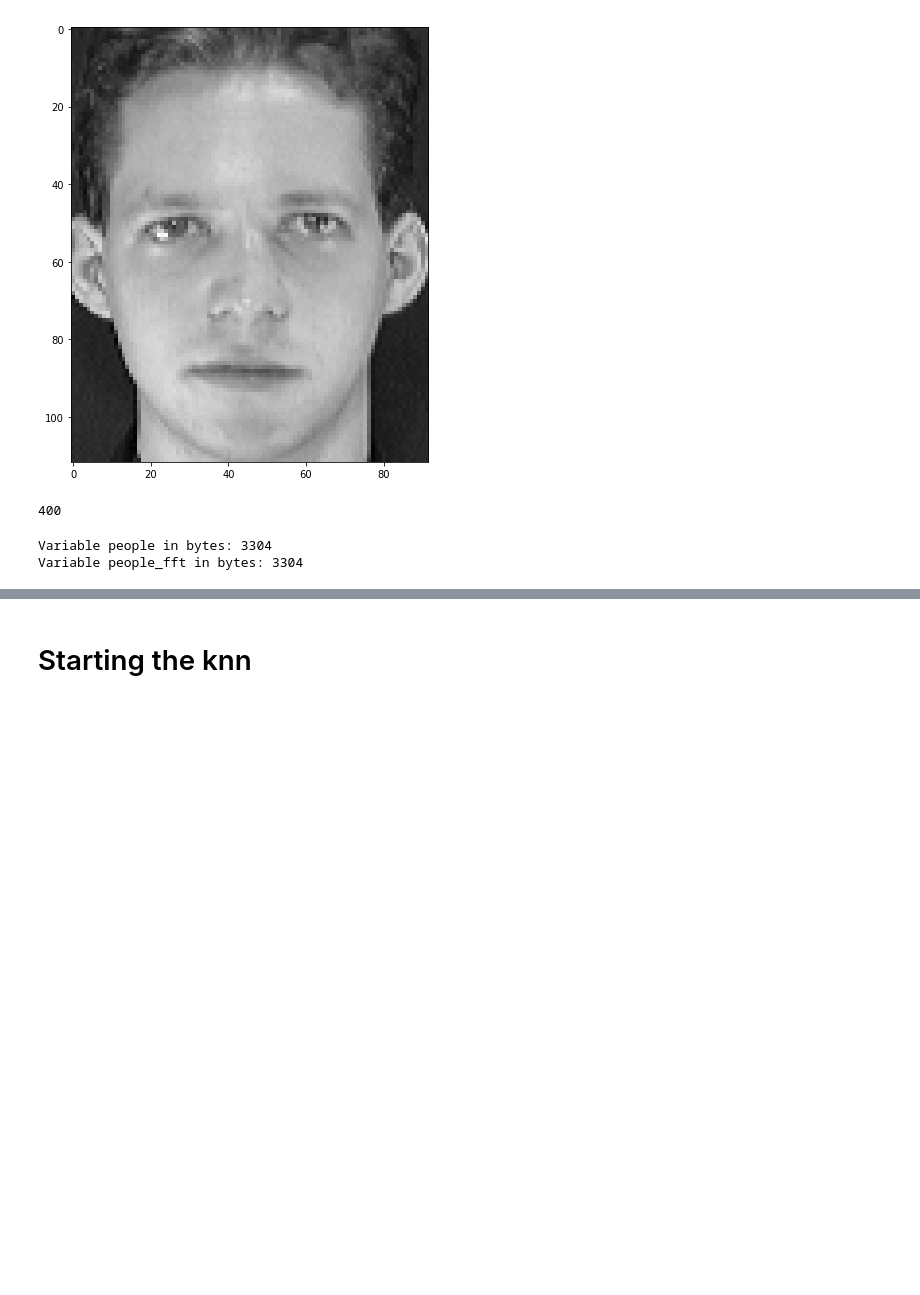
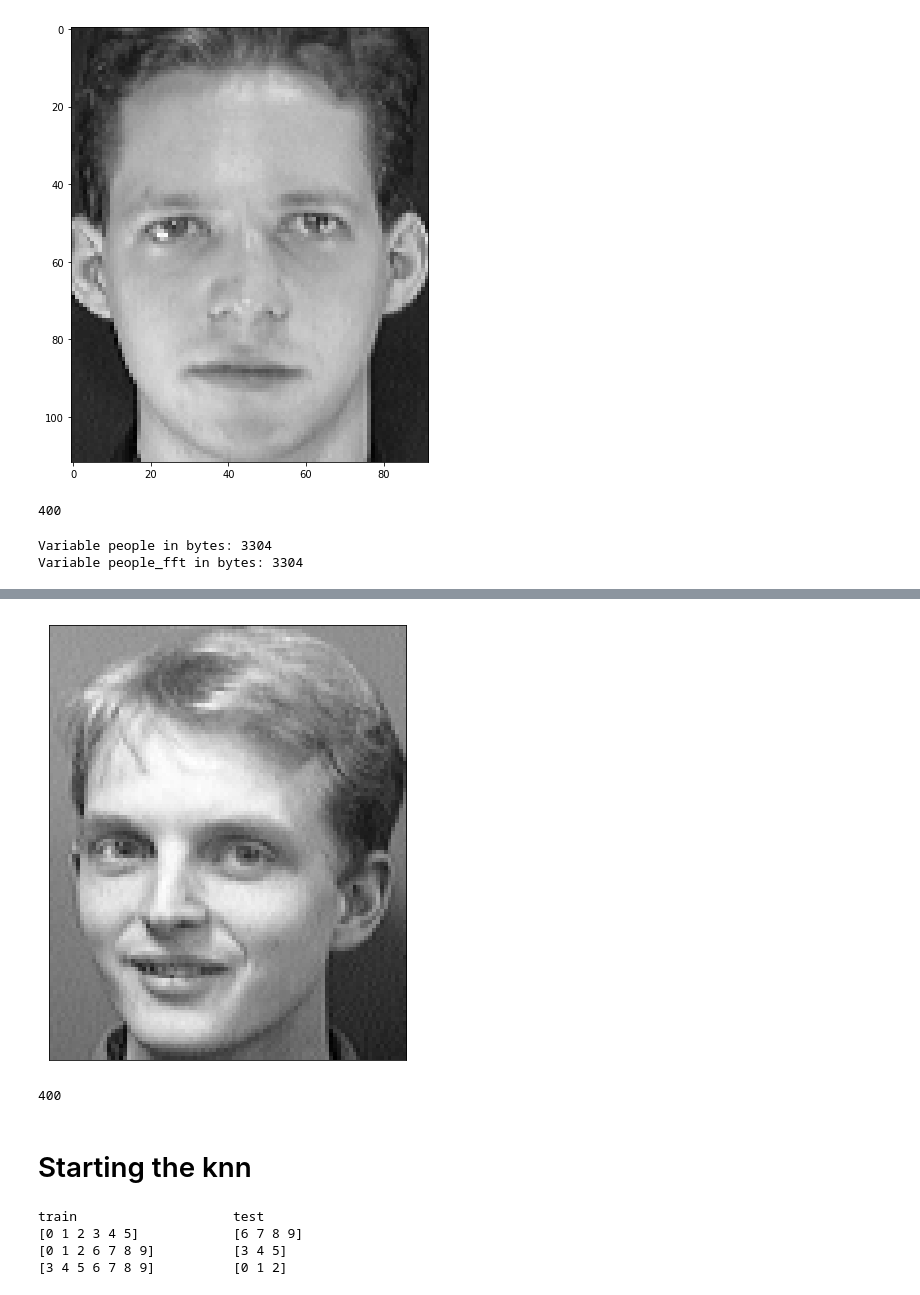
Before and after one commit to Jaquedonin/SignalFinalProject, a Jupyter notebook: Primeiros Passos.ipynb, the cells around one changed output, grey strips where cells are left out. Drawn from its saved outputs; the diff is of its cells as text; code cells hidden in the pictures; blank space fills up the shorter version.

```diff
--- a/Primeiros Passos.ipynb
+++ b/Primeiros Passos.ipynb
@@ -264,0 +312,2 @@ Variable people_fft in bytes: 3304
+# %%
+people_np_array = np.array(people)
@@ -264,0 +318,9 @@ Variable people_fft in bytes: 3304
+# %%
+person = 39
+image = 9
+
+plt.imshow(np.reshape(people_np_array,(40,10,112,92))[person][image], cmap="gray" )
+plt.xticks([]), plt.yticks([])
+plt.show()
+# %% [output]
+[figure, added]
@@ -265,2 +330,15 @@ Variable people_fft in bytes: 3304
+# %%
+people_labels = list()
+
+for i in range(40):
+    for j in range(10):
+        people_labels.append(i)
+
+summ = 0
+for i in range(40):
+    summ += people_labels.count(i)
+print(summ)
+# %% [output]
+400
 # %% [markdown]
 # Starting the knn
@@ -266,0 +347,17 @@ Variable people_fft in bytes: 3304
+# %%
+from sklearn.model_selection import GroupKFold
+
+X = [0.1, 0.2, 2.2, 2.4, 2.3, 4.55, 5.8, 8.8, 9, 10]
+y = ["a", "b", "b", "b", "c", "c", "c", "d", "d", "d"]
+groups = [1, 1, 1, 2, 2, 2, 3, 3, 3, 3]
+
+gkf = GroupKFold(n_splits=3)
+
+print("train \t   \t         test")
+for train, test in gkf.split(X, y, groups=groups):
+    print("%s   \t %s" % (train, test))
+# %% [output]
+train                    test
+[0 1 2 3 4 5]            [6 7 8 9]
+[0 1 2 6 7 8 9]          [3 4 5]
+[3 4 5 6 7 8 9]          [0 1 2]
```
Also changed, not shown: parts of 14 cells of this notebook.
